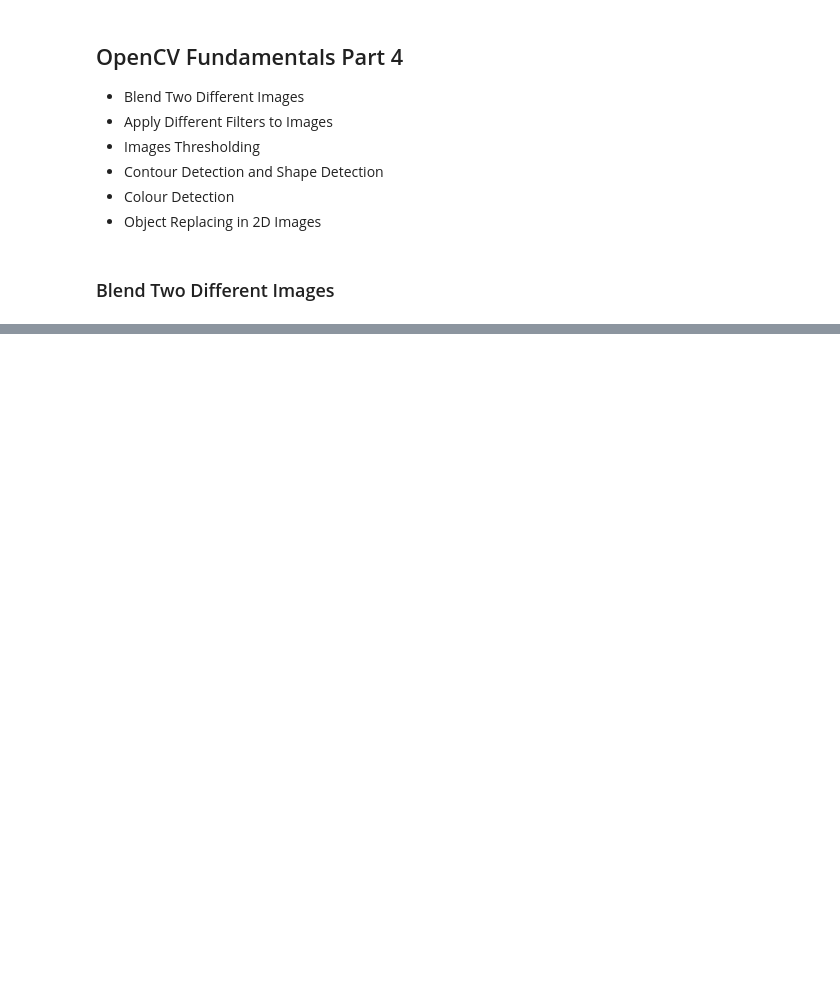
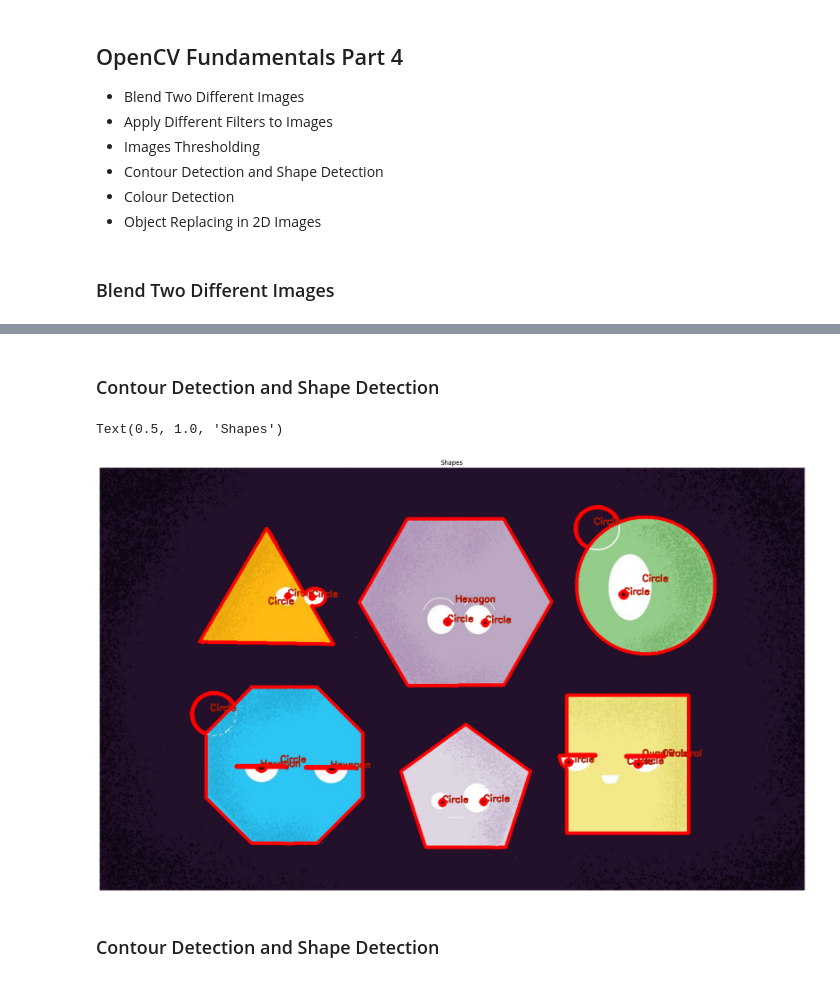
Before and after one commit to Zayatsoff/computer_vision, a Jupyter notebook: OpenCV/opencv_fundamentals_4.ipynb, the cells around one changed output, grey strips where cells are left out. Drawn from its saved outputs; the diff is of its cells as text; code cells hidden in the pictures; blank space fills up the shorter version.

```diff
--- a/OpenCV/opencv_fundamentals_4.ipynb
+++ b/OpenCV/opencv_fundamentals_4.ipynb
@@ -32,0 +106,47 @@ plt.imshow(blended_img)
+# %% [markdown]
+### Contour Detection and Shape Detection
+# %%
+# Setting threshold of the grey img2
+_, thresh_img2 = cv2.threshold(grey_img2, 127,  255, cv2.THRESH_BINARY)
+
+# Finding contours
+contours_img2, _ = cv2.findContours(thresh_img2, cv2.RETR_TREE, cv2.CHAIN_APPROX_SIMPLE) # cv2.findContours(img2, mode, method, contours, herarchy, offset)
+
+i = 0
+
+for contour in contours_img2:
+    if i==0:
+        i=1
+        continue
+    approx = cv2.approxPolyDP(contour, 0.01*cv2.arcLength(contour, True), True)
+    contoured_img2 = cv2.drawContours(img2, contours_img2, -1, (255,0,0), 5, cv2.CHAIN_APPROX_NONE)
+
+    # Find centre of diff shapes
+    M = cv2.moments(contour)
+    if M['m00'] != 0.0:
+        x = int(M['m10']/M['m00'])
+        y = int((M['m01']/M['m00']))
+    # Put names of the shapes inside corresponding shapes
+
+    if len(approx) == 3:
+        cv2.putText(contoured_img2, 'Triangle', (x,y), cv2.FONT_HERSHEY_SIMPLEX, 0.6, (177,25,0),2)
+    elif len(approx) == 4:
+        cv2.putText(contoured_img2, 'Quadrilateral', (x,y), cv2.FONT_HERSHEY_SIMPLEX, 0.6, (177,25,0),2)
+    elif len(approx) == 5:
+        cv2.putText(contoured_img2, 'Pentagon', (x,y), cv2.FONT_HERSHEY_SIMPLEX, 0.6, (177,25,0),2)
+    elif len(approx) == 6:
+        cv2.putText(contoured_img2, 'Hexagon', (x,y), cv2.FONT_HERSHEY_SIMPLEX, 0.6, (177,25,0),2)
+    else:
+        cv2.putText(contoured_img2, 'Circle', (x,y), cv2.FONT_HERSHEY_SIMPLEX, 0.6, (177,25,0),2)
+
+# MPL
+fig = plt.figure(figsize=(220, 15))
+fig.add_subplot(rows, columns, 2)
+plt.imshow(contoured_img2, cmap='gray')
+plt.axis('off')
+plt.title("Shapes")
+# %% [output]
+Text(0.5, 1.0, 'Shapes')
+[figure, added]
+# %% [markdown]
+### Contour Detection and Shape Detection
```
Also changed, not shown: parts of 7 cells of this notebook.
